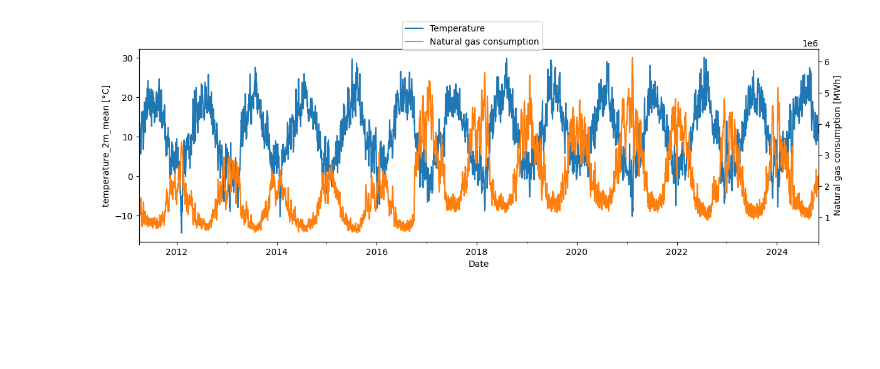
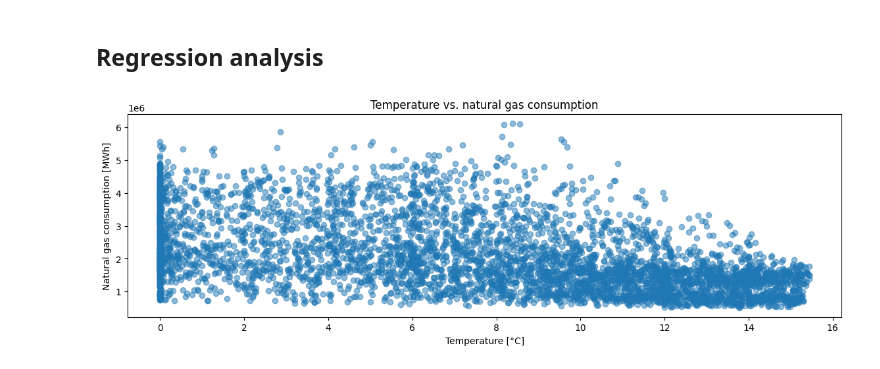
Before and after one commit to NeoSummit/Gas_consumption, a Jupyter notebook: code.ipynb, the cells around one changed output. Cells and saved outputs as stored; diff of their text form; code cells hidden in the pictures; blank space fills up the shorter version.

```diff
--- a/code.ipynb
+++ b/code.ipynb
@@ -94,28 +88,16 @@ np.float64(-0.753669898026693)
-# %%
-import os
-
-fig, ax1 = plt.subplots(figsize=(14, 4))
-ax2 = ax1.twinx()
-
-# For both, only show data in 2021 and 2022
-temperature["temperature_2m_mean (°C)"].loc[start_date:end_date].plot(ax=ax1, color="tab:blue")
-consumption_data.plot(ax=ax2, color="tab:orange")
-
-# Labels and legend
-ax1.set_ylabel("temperature_2m_mean [°C]")
-ax2.set_ylabel("Natural gas consumption [MWh]")
-
-# Legend for both plots in one
-fig.legend(
-    labels=["Temperature", "Natural gas consumption"],
-
-    loc="upper center",
-)
-
-# Create directory if it does not exist
-os.makedirs("diagrams", exist_ok=True)
-
-# Save plot
-fig.savefig("diagrams/data_analysis_003_001.svg", format="svg", bbox_inches="tight")
-# %% [output]
-[figure, removed]
+# %% [markdown]
+## Regression analysis
+# %%
+# Scatter plot of temperature and natural gas consumption
+fig, ax = plt.subplots(figsize=(14, 4))
+ax.scatter(temperature["sunshine_duration (h)"], consumption_data, alpha=0.5)
+
+# Labels and legend
+ax.set_xlabel("Temperature [°C]")
+ax.set_ylabel("Natural gas consumption [MWh]")
+ax.set_title("Temperature vs. natural gas consumption")
+
+# Save plot
+fig.savefig("diagrams/data_analysis_003_003.svg", format="svg", bbox_inches="tight")
+# %% [output]
+[figure, added]
```
Also changed, not shown: parts of 12 cells of this notebook, 1 other file.
